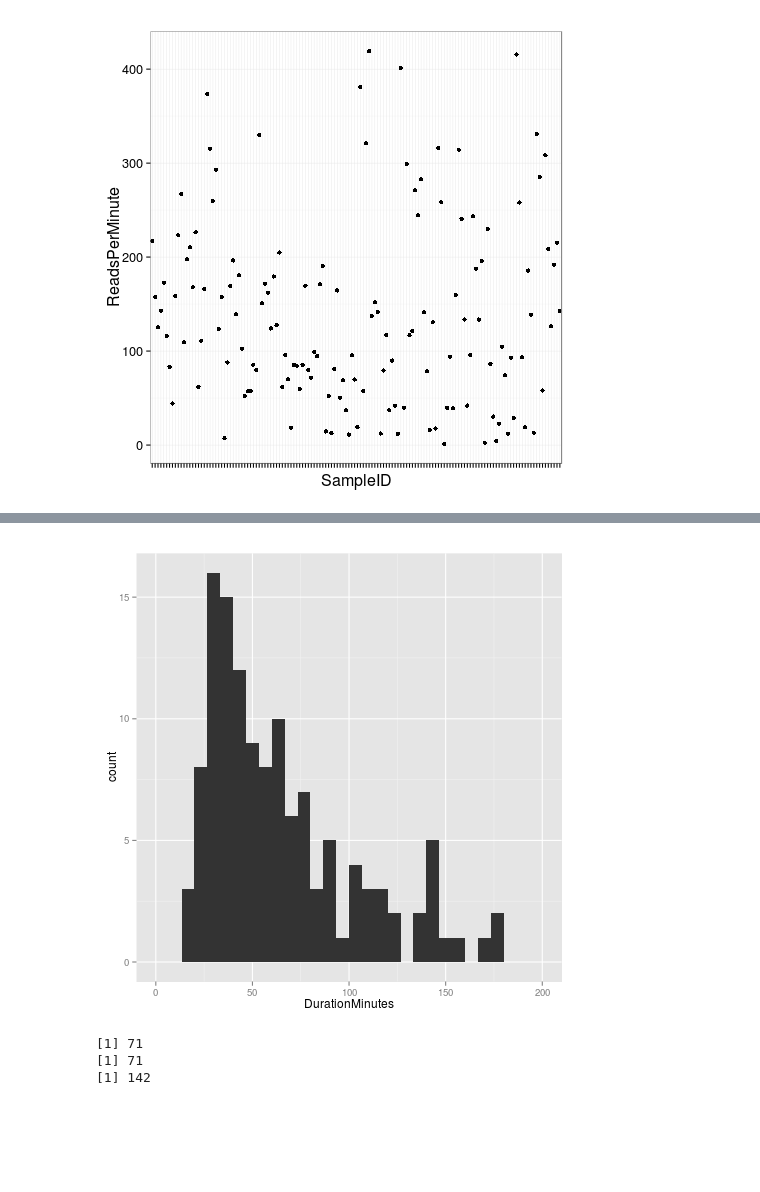
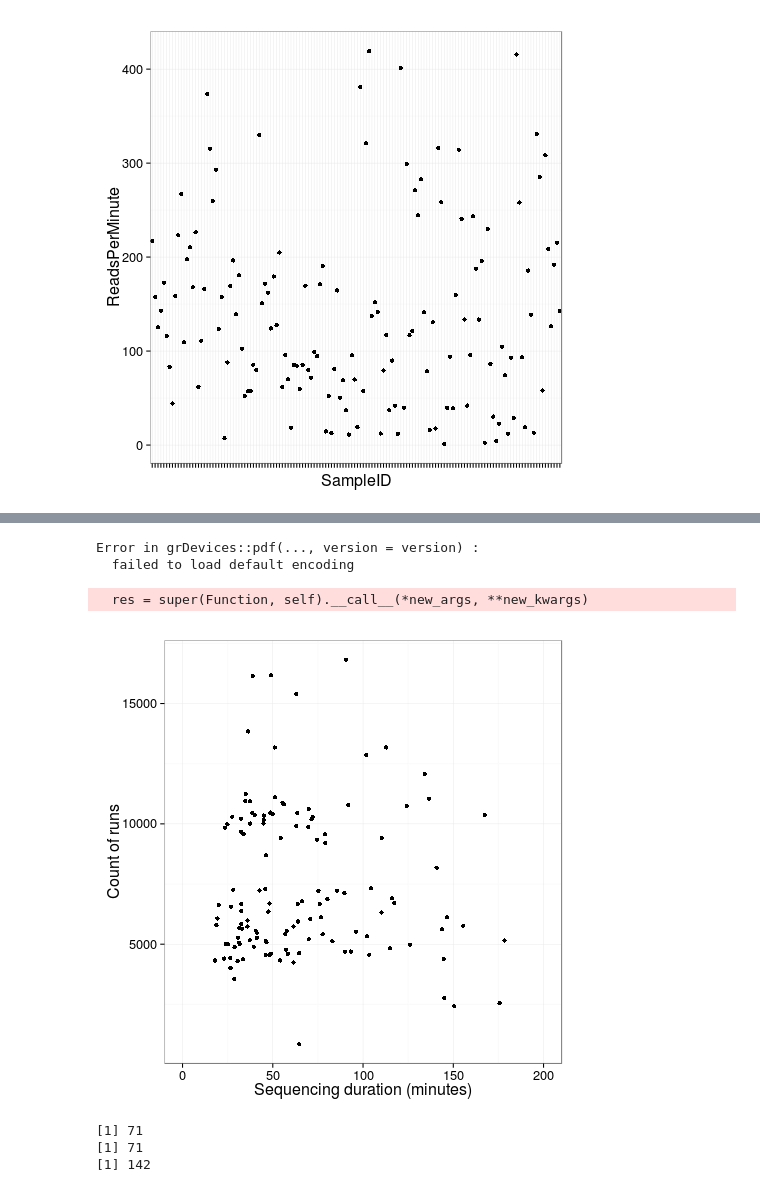
Before and after one commit to nickloman/ebov, a Jupyter notebook: ipynb/Metadata analysis.ipynb, the cells around one changed output, grey strips where cells are left out. Cells and saved outputs as stored; diff of their text form; code cells hidden in the pictures; blank space fills up the shorter version.

```diff
--- a/ipynb/Metadata analysis.ipynb
+++ b/ipynb/Metadata analysis.ipynb
@@ -150,9 +155,27 @@ ggplot(rundata, aes(x=DurationMinutes)) + geom_histogram()
 %%R
 library(ggplot2)
 rundata=read.table('rundata.txt', header=T, sep="\t")
-ggplot(rundata, aes(x=DurationMinutes)) + geom_histogram() + xlim(0,200)
+p=ggplot(rundata, aes(x=DurationMinutes)) + geom_histogram() + xlim(0,200) + xlab("Sequencing duration (minutes)") + ylab("Count of runs") + theme_bw(base_size=16)
+ggsave("sequencing_duration.pdf")
+#nrow(rundata)
+#nrow(subset(rundata, DurationMinutes>200))
+#subset(rundata, DurationMinutes>200)
+#rundata$Total_Reads
 # %% [output]
-[figure, removed]
+Error in grDevices::pdf(..., version = version) :
+  failed to load default encoding
+  res = super(Function, self).__call__(*new_args, **new_kwargs)
+# %%
+%%R
+library(ggplot2)
+rundata=read.table('rundata.txt', header=T, sep="\t")
+ggplot(rundata, aes(x=DurationMinutes, y=Total_Reads)) + geom_point() + xlim(0,200) + xlab("Sequencing duration (minutes)") + ylab("Count of runs") + theme_bw(base_size=16)
+#nrow(rundata)
+#nrow(subset(rundata, DurationMinutes>200))
+#subset(rundata, DurationMinutes>200)
+#rundata$Total_Reads
+# %% [output]
+[figure, added]
 # %%
 %%R
 library(ggplot2)
```
Also changed, not shown: parts of 4 cells of this notebook, 20 other files.
